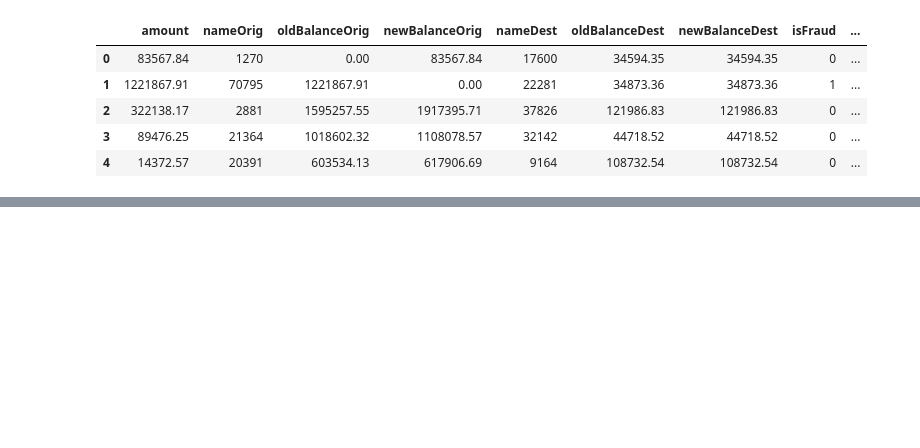
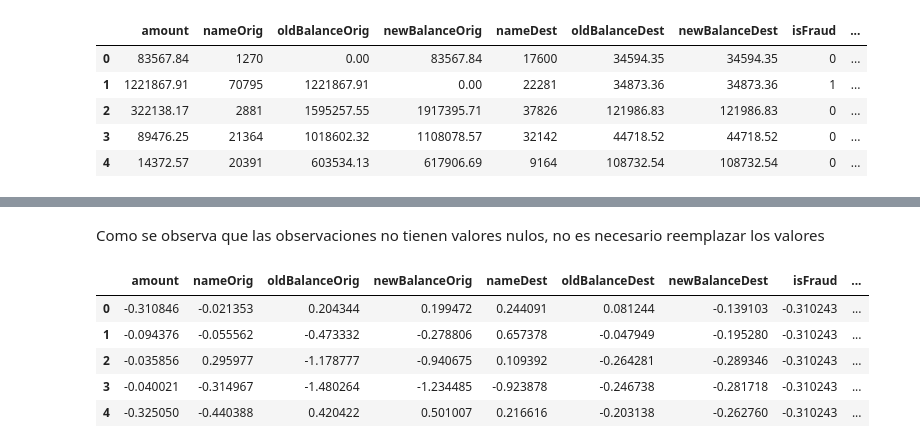
Before and after one commit to jechavarria12/Parcial_1_Fraude, a Jupyter notebook: Parcial_1_Fraude.ipynb, the cells around one changed output, grey strips where cells are left out. Cells and saved outputs as stored; diff of their text form; code cells hidden in the pictures; blank space fills up the shorter version.

```diff
--- a/Parcial_1_Fraude.ipynb
+++ b/Parcial_1_Fraude.ipynb
@@ -70,0 +188,8 @@ df_test.head()
+# %%
+#Eliminar valores de NA de la variable de interés
+df_test = df_test.dropna(subset=['isFraud'])
+
+#Separar los datos de entrada X como variables explicativas y la variable a predecir Y en df_train
+X_test,y_test = df_test.drop(['isFraud'], axis=1), df_test['isFraud']
+display(X_test.head())
+display(y_test.head())
@@ -70,0 +229,28 @@ df_test.head()
+# %% [markdown]
+Como se observa que las observaciones no tienen valores nulos, no es necesario reemplazar los valores
+# %%
+#Estandarizar los valores de las variables
+from sklearn.preprocessing import StandardScaler
+
+df_test_numerico = df_test.select_dtypes(include=['number'])
+
+# Aplicar StandardScaler
+scaler = StandardScaler()
+df_test_estandarizado = scaler.fit_transform(df_test_numerico)
+
+# Convertir el resultado en DataFrame
+df_test_estandarizado = pd.DataFrame(df_test_estandarizado, columns=df_test_numerico.columns)
+
+# Unir con las columnas no numéricas
+df_test_st = df_test.drop(columns=df_test_numerico.columns).reset_index(drop=True)
+df_test_st = pd.concat([df_test_st, df_test_estandarizado], axis=1)
+
+# Mostrar las primeras filas del DataFrame final
+df_test_st .head()
+# %% [output]
+|  | amount | nameOrig | oldBalanceOrig | newBalanceOrig | nameDest | oldBalanceDest | newBalanceDest | isFraud | ... |
+| 0 | -0.310846 | -0.021353 | 0.204344 | 0.199472 | 0.244091 | 0.081244 | -0.139103 | -0.310243 | ... |
+| 1 | -0.094376 | -0.055562 | -0.473332 | -0.278806 | 0.657378 | -0.047949 | -0.195280 | -0.310243 | ... |
+| 2 | -0.035856 | 0.295977 | -1.178777 | -0.940675 | 0.109392 | -0.264281 | -0.289346 | -0.310243 | ... |
+| 3 | -0.040021 | -0.314967 | -1.480264 | -1.234485 | -0.923878 | -0.246738 | -0.281718 | -0.310243 | ... |
+| 4 | -0.325050 | -0.440388 | 0.420422 | 0.501007 | 0.216616 | -0.203138 | -0.262760 | -0.310243 | ... |
```
Also changed, not shown: parts of 24 cells of this notebook.
